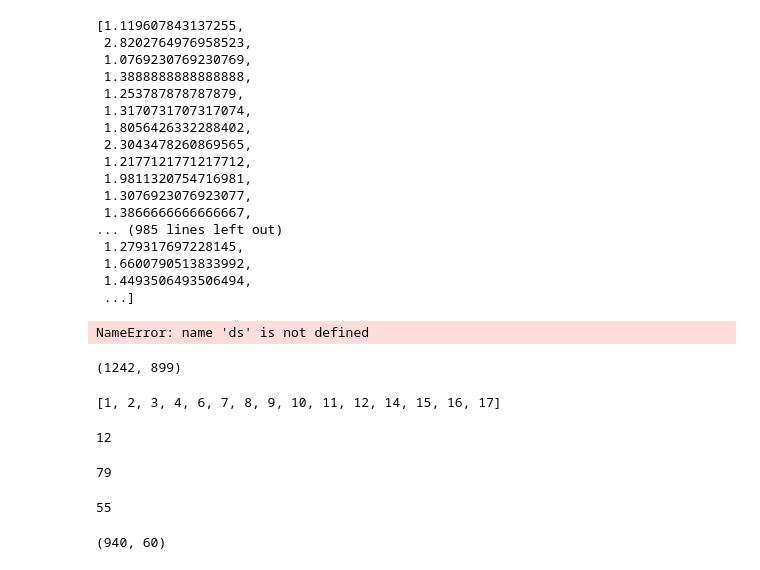
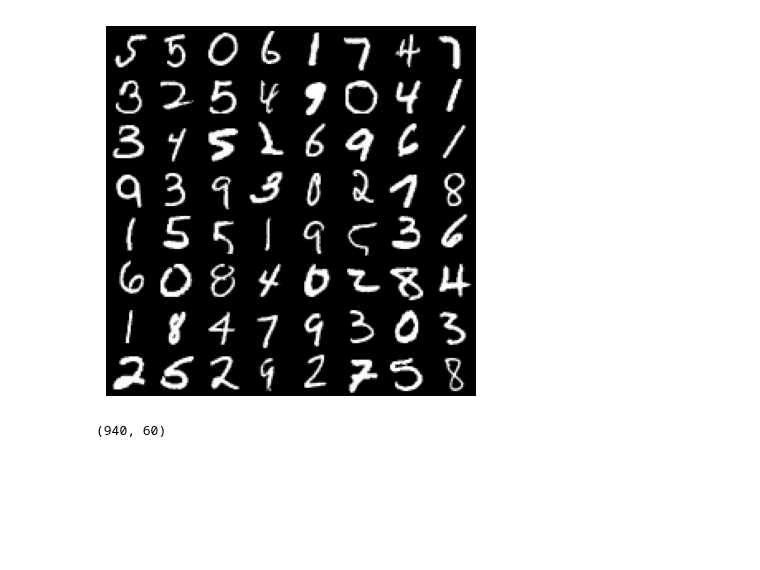
Before and after one commit to mariano22/handwritten-signature-match, a Jupyter notebook: Playground.ipynb, the cells around one changed output. Drawn from its saved outputs; the diff is of its cells as text; code cells hidden in the pictures; blank space fills up the shorter version.

```diff
--- a/Playground.ipynb
+++ b/Playground.ipynb
@@ -1,3 +1,11 @@
+# %%
+tfms = x_transform_mnist()
+ds = torchvision.datasets.MNIST('./data/mnist/', download=True, transform=tfms)
+dl = torch.utils.data.DataLoader(ds, batch_size=64, shuffle=True, num_workers=0)
+b = next(iter(dl))
+show_batch_images(b[0])
+# %% [output]
+[figure, added]
 # %%
 import glob
 import re
@@ -22,42 +34,0 @@ from src.tools import *
-# %%
-def aspect(x):
-    a,b = PIL.Image.open(x).size
-    return a/b
-
-def ds_mean_aspect(ds):
-    return [aspect(x) for x,_ in ds]
-    return np.mean([aspect(x) for x,_ in ds]).item()
-
-ds_mean_aspect(cedar())
-# %% [output]
-[1.119607843137255,
- 2.8202764976958523,
- 1.0769230769230769,
- 1.3888888888888888,
- 1.253787878787879,
- 1.3170731707317074,
- 1.8056426332288402,
- 2.3043478260869565,
- 1.2177121771217712,
- 1.9811320754716981,
- 1.3076923076923077,
- 1.3866666666666667,
-... (985 lines left out)
- 1.279317697228145,
- 1.6600790513833992,
- 1.4493506493506494,
- ...]
-# %%
-ds = sigcomp2009()
-# %% [output]
-NameError: name 'ds' is not defined
-# %%
-PIL.Image.open(ds_train[0][0]).size
-# %% [output]
-(1242, 899)
-# %%
-s = sorted([int(x.split('-')[1]) for x in group_by_y(sigcomp2009()).keys()])
-
-s[:int(len(s)*0.2)]
-# %% [output]
-[1, 2, 3, 4, 6, 7, 8, 9, 10, 11, 12, 14, 15, 16, 17]
@@ -66,15 +35,3 @@ ds_test = cedar()
-# %%
-len(group_by_y(sigcomp2009(train=False)))
-# %% [output]
-12
-# %%
-len(group_by_y(sigcomp2009()))
-# %% [output]
-79
-# %%
-len(group_by_y(cedar()))
-# %% [output]
-55
 # %%
 ds_train = sigcomp2009(train=True)
 ds_valid = sigcomp2009(train=False)
```
Also changed, not shown: parts of 35 cells of this notebook, 8 other files.
